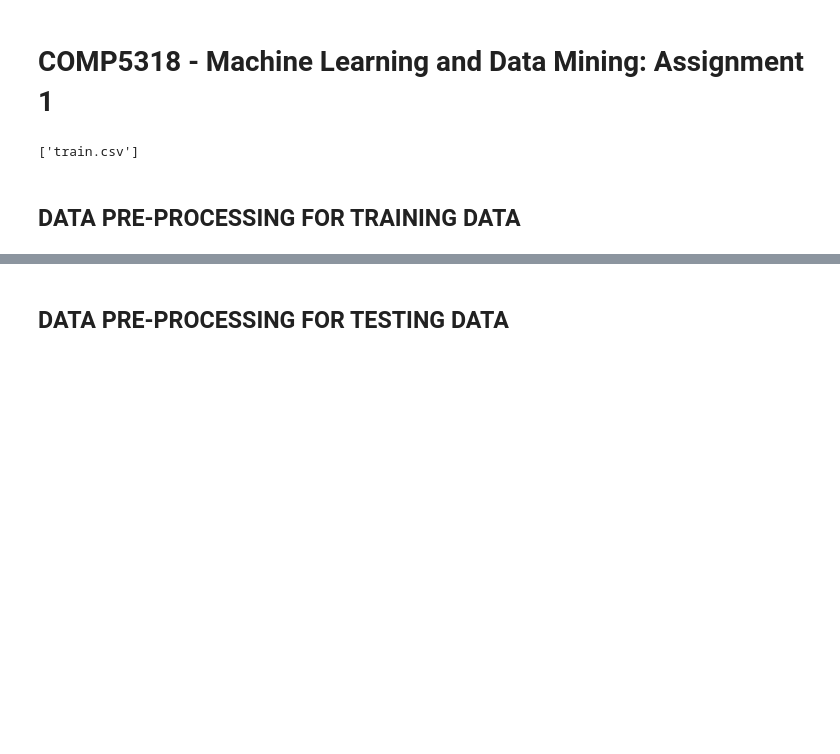
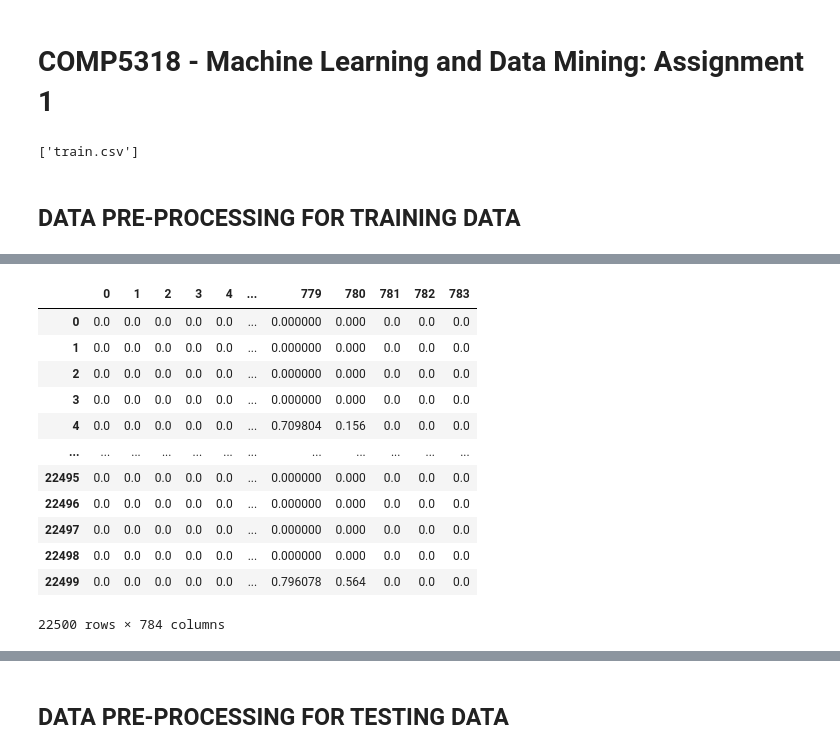
Before and after one commit to aryanbh11/comp5318-assignment1, a Jupyter notebook: AssignmentSol.ipynb, the cells around one changed output, grey strips where cells are left out. Cells and saved outputs as stored; diff of their text form; code cells hidden in the pictures; blank space fills up the shorter version.

```diff
--- a/AssignmentSol.ipynb
+++ b/AssignmentSol.ipynb
@@ -46,8 +58,0 @@ data_train_feature.shape
-# %%
-# Data Normalisation
-data_train_feature = pd.DataFrame(data_train_feature)
-skewed_feats = pd.DataFrame(data_train_feature).apply(lambda x: skew(x.dropna()))
-skewed_feats = skewed_feats[skewed_feats > 0.75]
-skewed_feats = skewed_feats.index
-
-data_train_feature[skewed_feats] = np.log1p(data_train_feature[skewed_feats])
@@ -71,3 +58,0 @@ data_train_feature
-# %%
-# Data Standardisation
-data_train_feature = StandardScaler().fit_transform(data_train_feature)
@@ -79,0 +59,26 @@ finalDf = pd.concat([principalDf, data_train_df.label], axis = 1)
+# %%
+X_train, X_test, y_train, y_test = train_test_split(
+    data_train_feature, data_train_label, random_state=0)
+# %%
+# Normalisation
+scaler = MinMaxScaler()
+scaler.fit(X_train)
+
+X_train_norm = scaler.transform(X_train)
+X_test_norm  = scaler.transform(X_test)
+
+pd.DataFrame(X_train_norm)
+# %% [output]
+|  | 0 | 1 | 2 | 3 | 4 | ... | 779 | 780 | 781 | 782 | 783 |
+| 0 | 0.0 | 0.0 | 0.0 | 0.0 | 0.0 | ... | 0.000000 | 0.000 | 0.0 | 0.0 | 0.0 |
+| 1 | 0.0 | 0.0 | 0.0 | 0.0 | 0.0 | ... | 0.000000 | 0.000 | 0.0 | 0.0 | 0.0 |
+| 2 | 0.0 | 0.0 | 0.0 | 0.0 | 0.0 | ... | 0.000000 | 0.000 | 0.0 | 0.0 | 0.0 |
+| 3 | 0.0 | 0.0 | 0.0 | 0.0 | 0.0 | ... | 0.000000 | 0.000 | 0.0 | 0.0 | 0.0 |
+| 4 | 0.0 | 0.0 | 0.0 | 0.0 | 0.0 | ... | 0.709804 | 0.156 | 0.0 | 0.0 | 0.0 |
+| ... | ... | ... | ... | ... | ... | ... | ... | ... | ... | ... | ... |
+| 22495 | 0.0 | 0.0 | 0.0 | 0.0 | 0.0 | ... | 0.000000 | 0.000 | 0.0 | 0.0 | 0.0 |
+| 22496 | 0.0 | 0.0 | 0.0 | 0.0 | 0.0 | ... | 0.000000 | 0.000 | 0.0 | 0.0 | 0.0 |
+| 22497 | 0.0 | 0.0 | 0.0 | 0.0 | 0.0 | ... | 0.000000 | 0.000 | 0.0 | 0.0 | 0.0 |
+| 22498 | 0.0 | 0.0 | 0.0 | 0.0 | 0.0 | ... | 0.000000 | 0.000 | 0.0 | 0.0 | 0.0 |
+| 22499 | 0.0 | 0.0 | 0.0 | 0.0 | 0.0 | ... | 0.796078 | 0.564 | 0.0 | 0.0 | 0.0 |
+22500 rows × 784 columns
```
Also changed, not shown: parts of 18 cells of this notebook, 2 other files.
